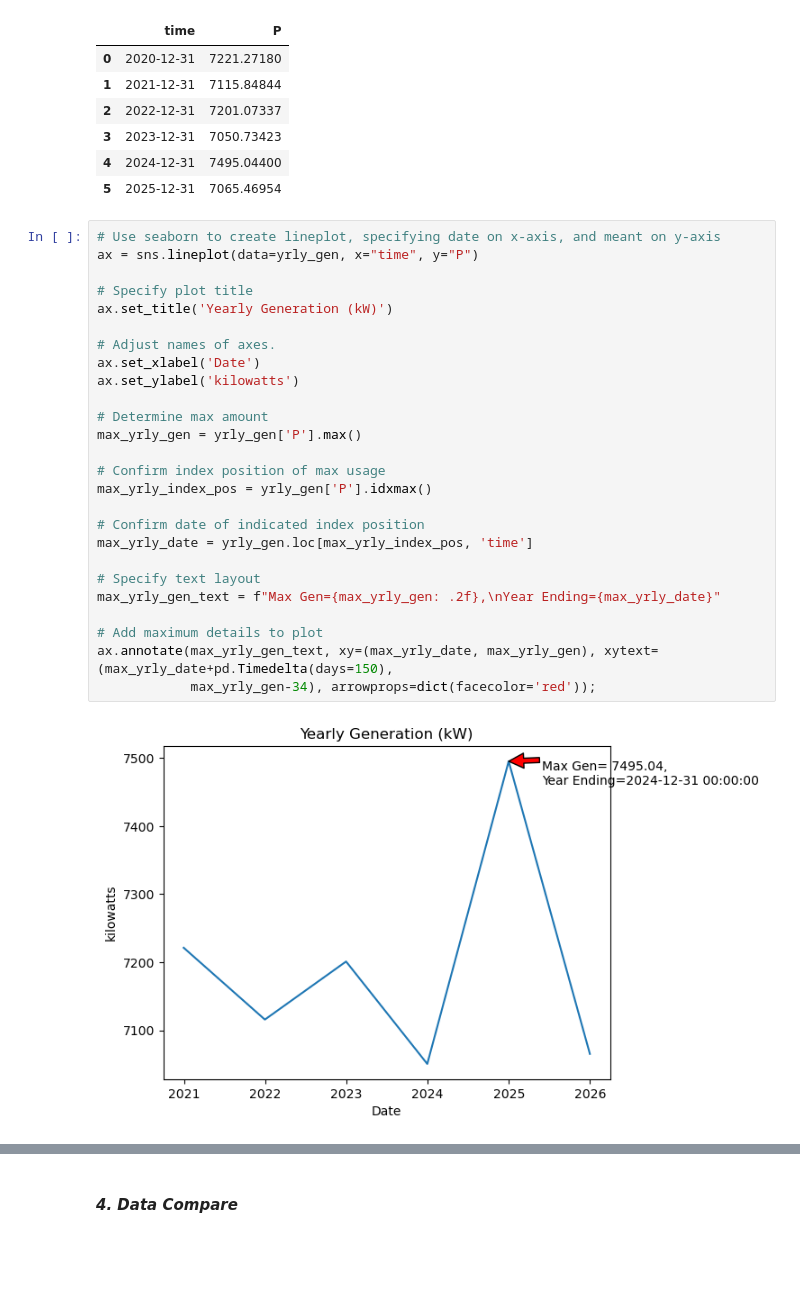
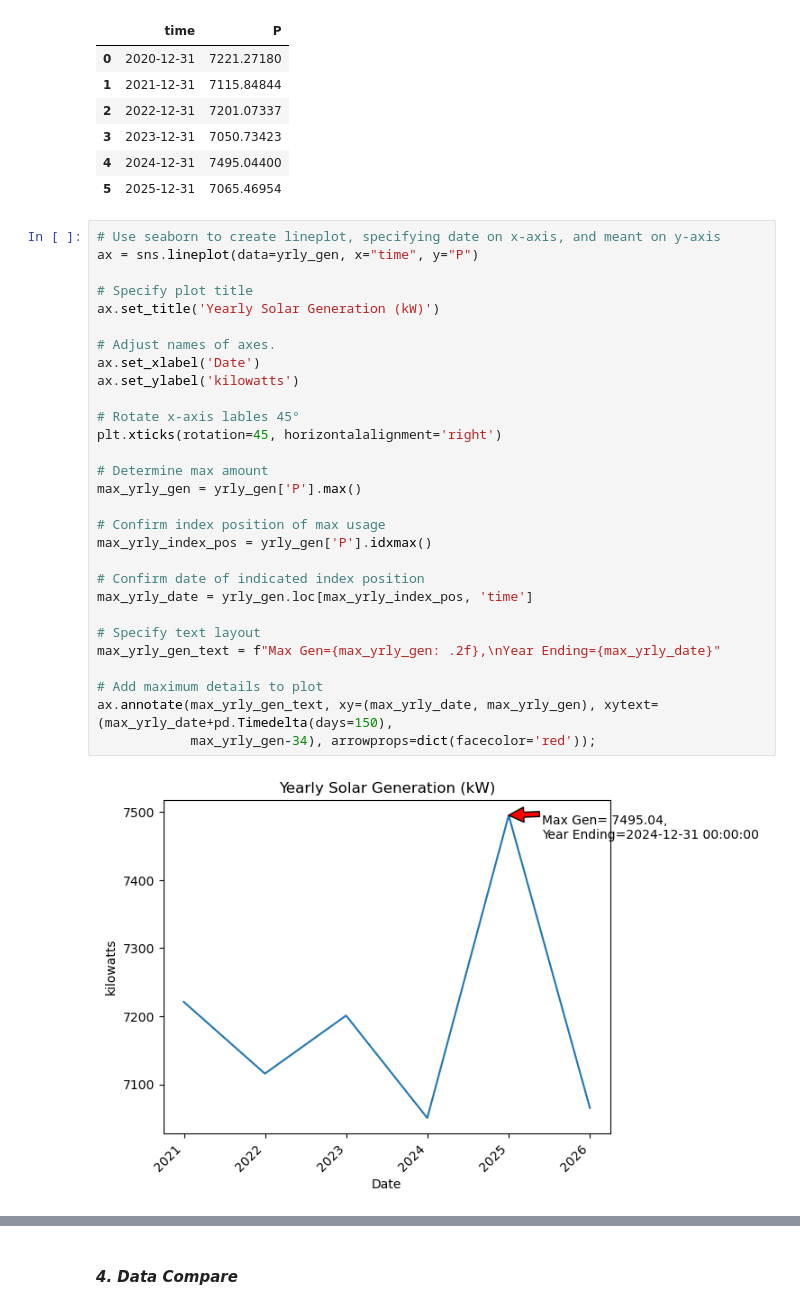
Before and after one commit to danielfinnerty/PFDA, a Jupyter notebook: project/solar_assessment.ipynb, the cells around one changed output, grey strips where cells are left out. Drawn from its saved outputs; the diff is of its cells as text; blank space fills up the shorter version.

```diff
--- a/project/solar_assessment.ipynb
+++ b/project/solar_assessment.ipynb
@@ -897,29 +894,32 @@ yrly_gen
 # %%
 # Use seaborn to create lineplot, specifying date on x-axis, and meant on y-axis
 ax = sns.lineplot(data=yrly_gen, x="time", y="P")
 
 # Specify plot title
-ax.set_title('Yearly Generation (kW)')
+ax.set_title('Yearly Solar Generation (kW)')
 
 # Adjust names of axes.
 ax.set_xlabel('Date')
 ax.set_ylabel('kilowatts')
+
+# Rotate x-axis lables 45°
+plt.xticks(rotation=45, horizontalalignment='right')
 
 # Determine max amount
 max_yrly_gen = yrly_gen['P'].max()
 
 # Confirm index position of max usage
 max_yrly_index_pos = yrly_gen['P'].idxmax()
 
 # Confirm date of indicated index position
 max_yrly_date = yrly_gen.loc[max_yrly_index_pos, 'time']
 
 # Specify text layout
 max_yrly_gen_text = f"Max Gen={max_yrly_gen: .2f},\nYear Ending={max_yrly_date}"
 
 # Add maximum details to plot
 ax.annotate(max_yrly_gen_text, xy=(max_yrly_date, max_yrly_gen), xytext=(max_yrly_date+pd.Timedelta(days=150),
             max_yrly_gen-34), arrowprops=dict(facecolor='red'));
 # %% [output]
-[figure, old version]
+[figure, new version]
 # %% [markdown]
```
Also changed, not shown: parts of 56 cells of this notebook, 1 other file.
